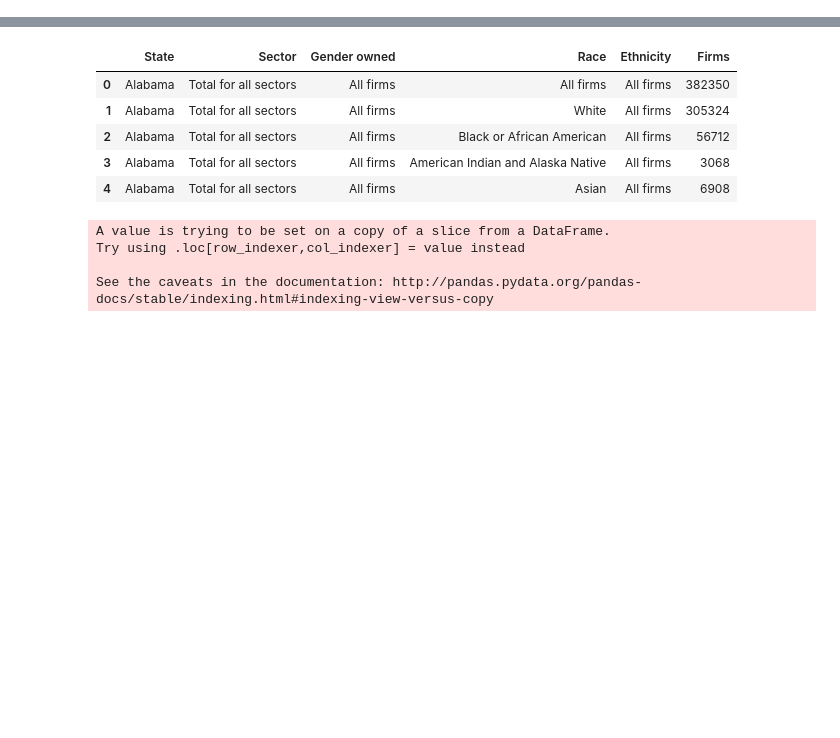
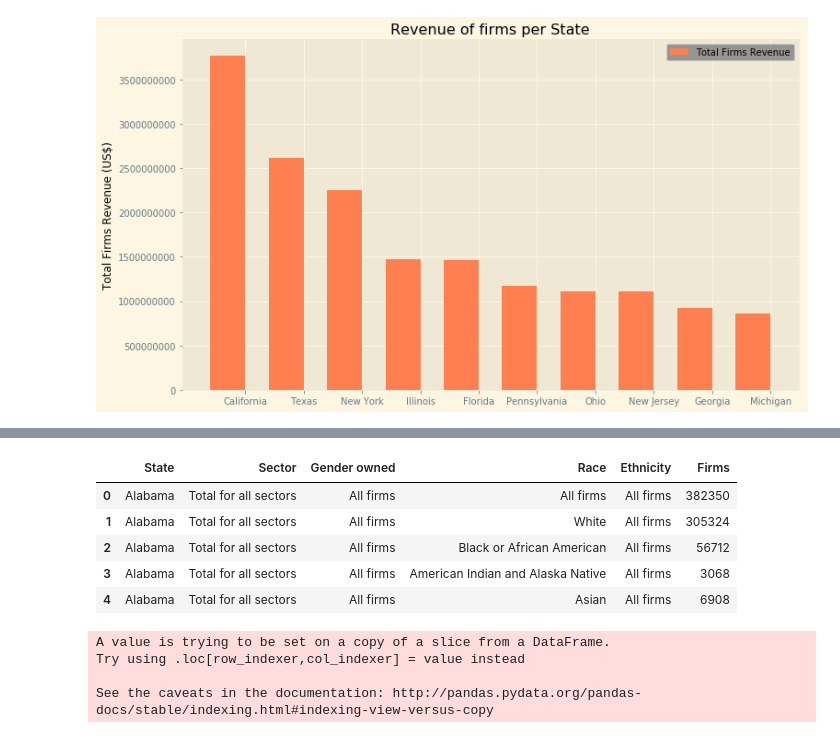
Before and after one commit to tafolabi/Project_Alpha, a Jupyter notebook: 2007.ipynb, the cells around one changed output, grey strips where cells are left out. Drawn from its saved outputs; the diff is of its cells as text; code cells hidden in the pictures; blank space fills up the shorter version.

```diff
--- a/2007.ipynb
+++ b/2007.ipynb
@@ -44,0 +45,3 @@ df.head(10)
+# %%
+firms_revenue = df[['State', 'Total Firm Sales', 'Race','Gender owned', 'Ethnicity', 'Sector']]
+firms_revenue
@@ -44,0 +67,3 @@ df.head(10)
+# %%
+firms_revenue1 = firms_revenue.replace({ 'Total Firm Sales' : 'S' },np.NaN)
+firms_revenue1
@@ -44,0 +89,8 @@ df.head(10)
+# %%
+firms_revenue2 = firms_revenue1.loc[(firms_revenue1['Sector'] == 'Total for all sectors') & (firms_revenue1['Race'] == 'All firms') \
+                                        & (firms_revenue1['Ethnicity'] == 'All firms') & (firms_revenue1['Gender owned'] == 'All firms')]
+# %%
+firms_revenue2['Total Firm Sales'] = firms_revenue2['Total Firm Sales'].astype('int64')
+Top_ten_df = firms_revenue2.sort_values(by='Total Firm Sales', ascending=False)
+Top_ten_firms = Top_ten_df.head(10)
+Top_ten_firms
@@ -44,0 +114,17 @@ df.head(10)
+# %%
+xpos = np.arange(len(Top_ten_firms['State']))
+plt.xticks(xpos+0.3, Top_ten_firms['State'])
+plt.ticklabel_format(style='plain', axis='y', color='black')
+
+plt.ylabel('Total Firms Revenue (US$)', color='black')
+# plt.xlabel('States')
+plt.title('Revenue of firms per State', color='black')
+plt.bar(xpos, Top_ten_firms['Total Firm Sales'], width=0.6,
+        label='Total Firms Revenue', facecolor='coral')
+legend = plt.legend()
+plt.rcParams['figure.figsize']= (12,7)
+# fig, ax = plt.subplots(facecolor='lightslategray')
+plt.style.use('Solarize_Light2')
+legend.get_frame().set_facecolor('grey')
+# %% [output]
+[figure, added]
```
Also changed, not shown: parts of 23 cells of this notebook.
